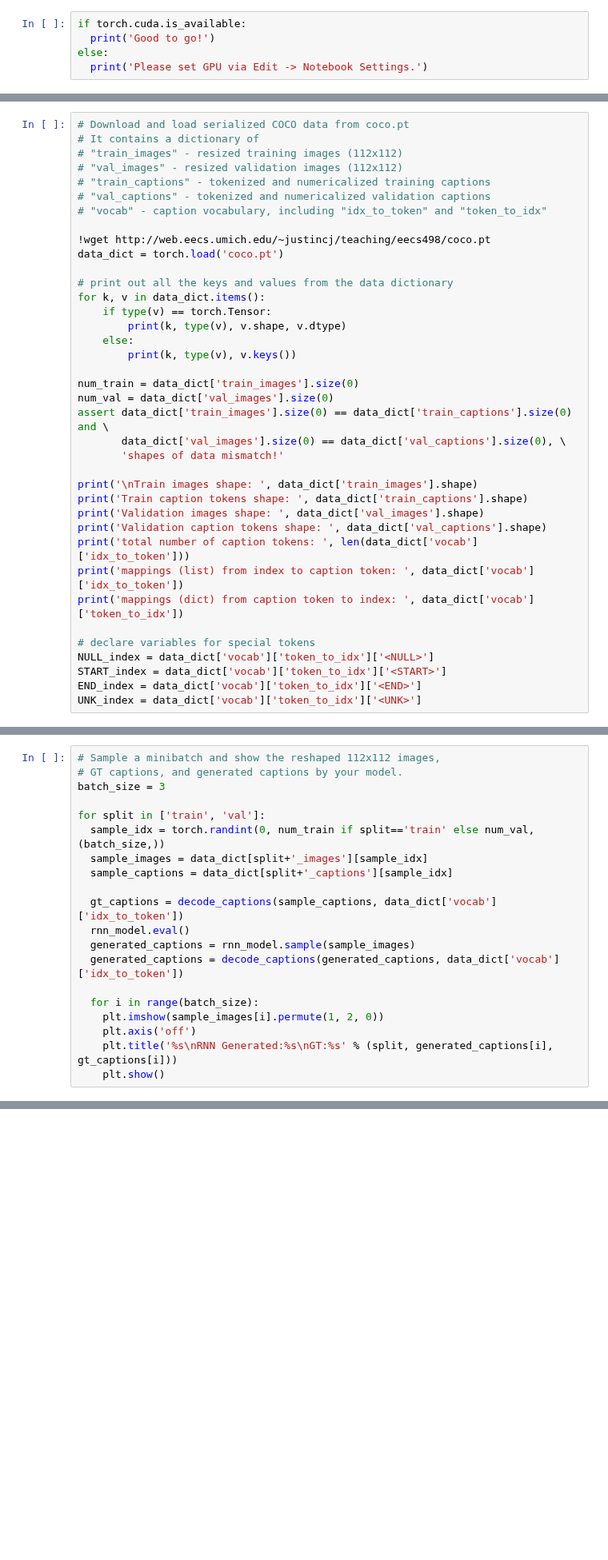
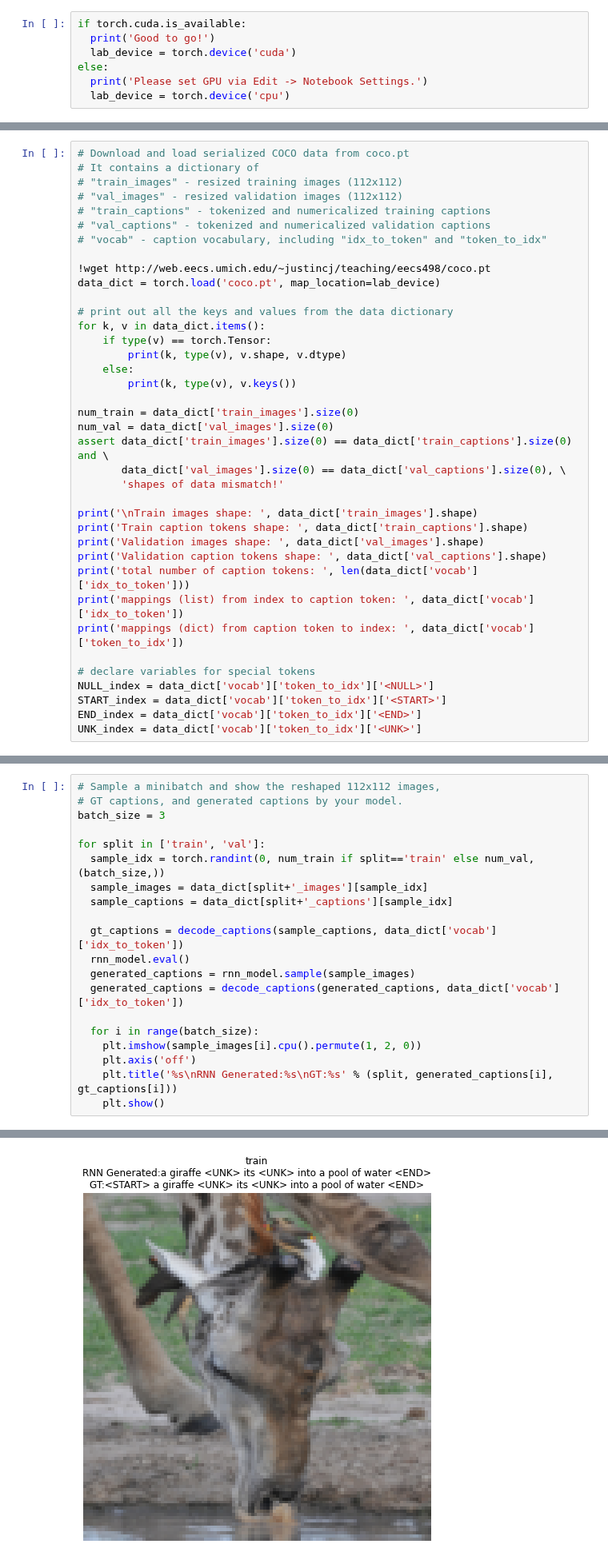
Before and after one commit to artkpv/dl_4_cv_umich, a Jupyter notebook: assignment4/rnn_lstm_attention_captioning.ipynb, the cells around one changed output, grey strips where cells are left out. Shown at 80% size. Saved outputs shown, nothing was run; the diff lists cells and outputs as text; blank space fills up the shorter version.

```diff
--- a/assignment4/rnn_lstm_attention_captioning.ipynb
+++ b/assignment4/rnn_lstm_attention_captioning.ipynb
@@ -68,8 +68,10 @@ We will use GPUs to accelerate our computation in this notebook. Run the followi
 # %%
 if torch.cuda.is_available:
   print('Good to go!')
+  lab_device = torch.device('cuda')
 else:
   print('Please set GPU via Edit -> Notebook Settings.')
+  lab_device = torch.device('cpu')
 # %% [output]
 Good to go!
 # %% [markdown]
@@ -93,7 +95,7 @@ There are a couple special tokens that we add to the vocabulary. We prepend a sp
 # "vocab" - caption vocabulary, including "idx_to_token" and "token_to_idx"
 
 !wget http://web.eecs.umich.edu/~justincj/teaching/eecs498/coco.pt
-data_dict = torch.load('coco.pt')
+data_dict = torch.load('coco.pt', map_location=lab_device)
 
 # print out all the keys and values from the data dictionary
 for k, v in data_dict.items():
@@ -1238,7 +1259,8 @@ for split in ['train', 'val']:
   generated_captions = decode_captions(generated_captions, data_dict['vocab']['idx_to_token'])
 
   for i in range(batch_size):
-    plt.imshow(sample_images[i].permute(1, 2, 0))
+    plt.imshow(sample_images[i].cpu().permute(1, 2, 0))
     plt.axis('off')
     plt.title('%s\nRNN Generated:%s\nGT:%s' % (split, generated_captions[i], gt_captions[i]))
     plt.show()
+# %% [output]
@@ -1244,0 +1284 @@ for split in ['train', 'val']:
+[figure, added]
```
Also changed, not shown: parts of 7 cells of this notebook.
